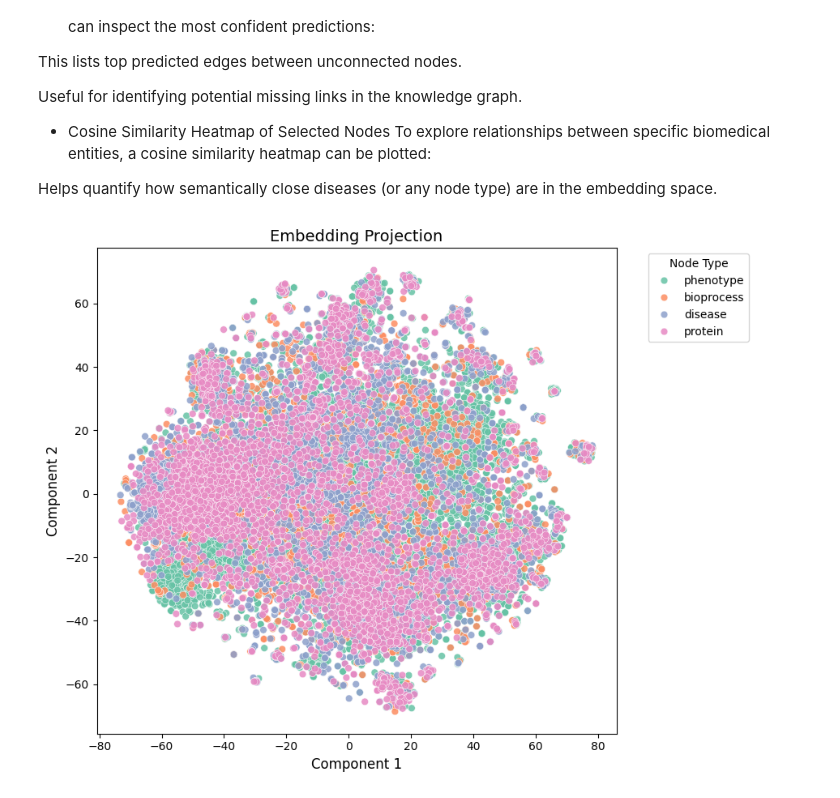
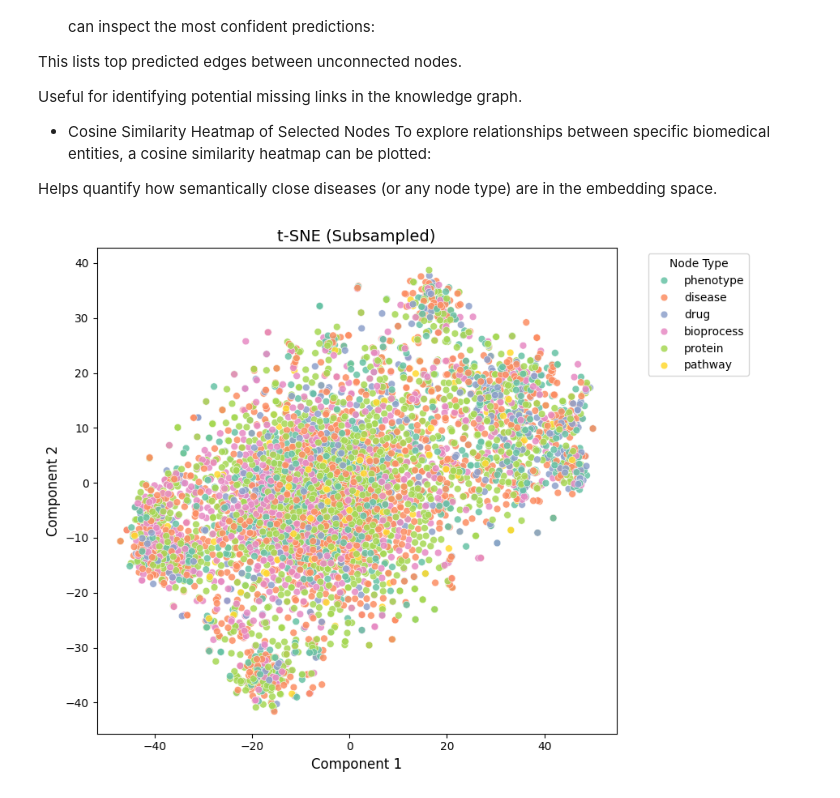
Before and after one commit to amulya-prasad/XplainMD, a Jupyter notebook: Notebooks/XplainMD_Training_with_ML_models_Part2.ipynb, the cells around one changed output. Cells and saved outputs as stored; diff of their text form; code cells hidden in the pictures.

```diff
--- a/Notebooks/XplainMD_Training_with_ML_models_Part2.ipynb
+++ b/Notebooks/XplainMD_Training_with_ML_models_Part2.ipynb
@@ -144,17 +155,14 @@ For each relation in the dataset (e.g., treats, causes), the code:
 # %%
-# Construct Undirected Graph
+# ---- Build Graph with Global Node Map ----
 G = nx.Graph()
-node_maps = {k: {name: i for i, name in enumerate(sorted(v))} for k, v in node_sets.items()}
 
-for rel, (src_type, dst_type) in relation_map.items():
+for rel in relation_map:
     rel_df = df[df['relation'] == rel]
-    src_indices = [node_maps[src_type].get(x, -1) for x in rel_df['x_name']]
-    dst_indices = [node_maps[dst_type].get(y, -1) for y in rel_df['y_name']]
+    src_indices = rel_df['x_name'].map(node_maps).fillna(-1).astype(int)
+    dst_indices = rel_df['y_name'].map(node_maps).fillna(-1).astype(int)
 
     valid_edges = [(s, d) for s, d in zip(src_indices, dst_indices) if s != -1 and d != -1]
+    G.add_edges_from(valid_edges)
 
-    if valid_edges:
-        G.add_edges_from(valid_edges)
-
-print("\n [INFO] Relationship Counts Printed Successfully!")
+print("\n[INFO] Graph constructed successfully with global node map.")
 # %% [output]
@@ -162,3 +185,12 @@ print("\n [INFO] Relationship Counts Printed Successfully!")
+# %%
+# Step 1: Create a DataFrame with node_name, node_type, and global_id
+node_df = pd.concat([
+    df[["x_name", "x_type"]].rename(columns={"x_name": "node_name", "x_type": "node_type"}),
+    df[["y_name", "y_type"]].rename(columns={"y_name": "node_name", "y_type": "node_type"})
+]).dropna().drop_duplicates().reset_index(drop=True)
+
+# Step 2: Add global ID from node_maps
+node_df["global_id"] = node_df["node_name"].map(node_maps)
 # %% [markdown]
 ### Raw Node Distribution (Before Embedding)
 
@@ -777,11 +845,19 @@ def plot_similarity_heatmap(embeddings, selected_nodes, node_maps, node_type, ti
 # %%
 # Create a list of node types aligned with embedding indices
 labels = [None] * embeddings.shape[0]
-for node_type, name_to_idx in node_maps.items():
-    for name, idx in name_to_idx.items():
-        labels[idx] = node_type
-plot_embedding_projection(embeddings, labels)
+for _, row in node_df.iterrows():
+    idx = row["global_id"]
+    if 0 <= idx < len(labels):
+        labels[idx] = row["node_type"]
+
+
+max_samples = 5000
+indices = np.random.choice(len(labels), size=min(max_samples, len(labels)), replace=False)
+sampled_embeddings = embeddings[indices]
+sampled_labels = [labels[i] for i in indices]
+
+plot_embedding_projection(sampled_embeddings, sampled_labels, method="tsne", title="t-SNE (Subsampled)")
 # %% [output]
-[figure, old version]
+[figure, new version]
 # %%
 selected_nodes = [
```
Also changed, not shown: parts of 18 cells of this notebook, 1 other file.
